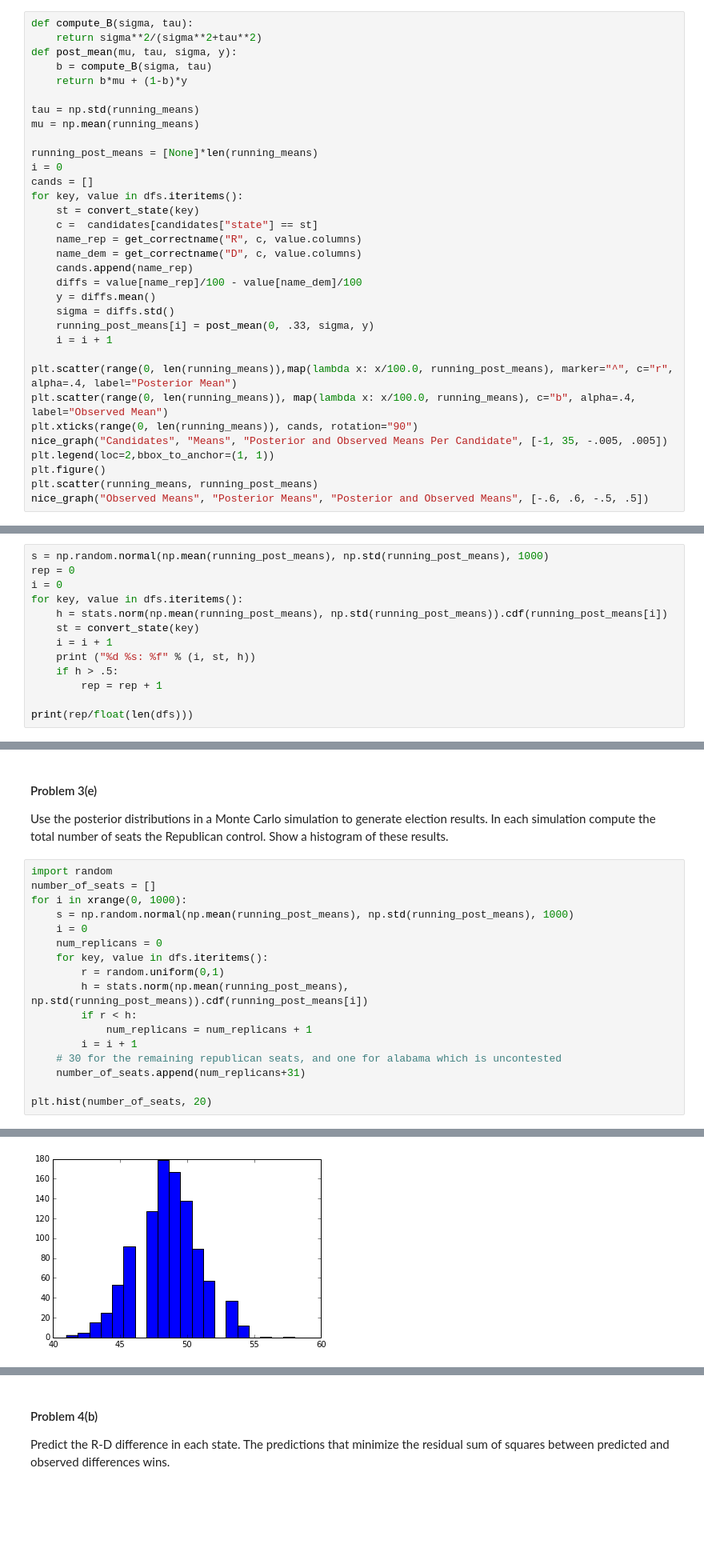
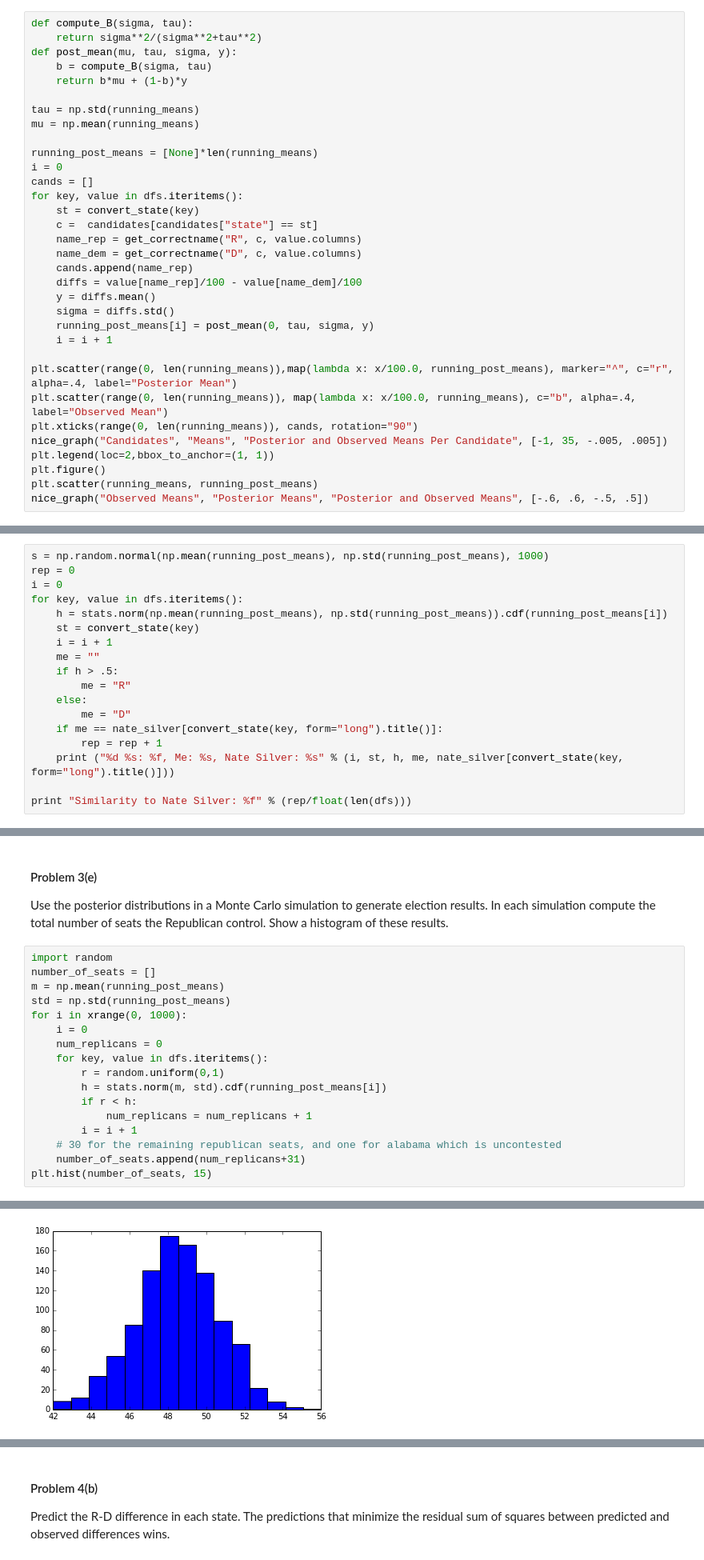
Before and after one commit to userfog/2014, a Jupyter notebook: homework/hw4/HW4.ipynb, the cells around one changed output, grey strips where cells are left out. Shown: that part at 80% size. Cells and saved outputs as stored; diff of their text form; blank space fills up the shorter version.

```diff
--- a/homework/hw4/HW4.ipynb
+++ b/homework/hw4/HW4.ipynb
@@ -551,7 +541,7 @@ for key, value in dfs.iteritems():
     diffs = value[name_rep]/100 - value[name_dem]/100
     y = diffs.mean()
     sigma = diffs.std()
-    running_post_means[i] = post_mean(0, .33, sigma, y)
+    running_post_means[i] = post_mean(0, tau, sigma, y)
     i = i + 1
 
 plt.scatter(range(0, len(running_means)),map(lambda x: x/100.0, running_post_means), marker="^", c="r", alpha=.4, label="Posterior Mean")
@@ -579,9 +570,14 @@ for key, value in dfs.iteritems():
     h = stats.norm(np.mean(running_post_means), np.std(running_post_means)).cdf(running_post_means[i])
     st = convert_state(key)
     i = i + 1
-    print ("%d %s: %f" % (i, st, h))
+    me = ""
     if h > .5:
+        me = "R"
+    else:
+        me = "D"
+    if me == nate_silver[convert_state(key, form="long").title()]:
         rep = rep + 1
+    print ("%d %s: %f, Me: %s, Nate Silver: %s" % (i, st, h, me, nate_silver[convert_state(key, form="long").title()]))
 
-print(rep/float(len(dfs)))
+print "Similarity to Nate Silver: %f" % (rep/float(len(dfs)))
 # %% [output]
@@ -611,18 +608,18 @@ Use the posterior distributions in a Monte Carlo simulation to generate election
 # %%
 import random
 number_of_seats = []
+m = np.mean(running_post_means)
+std = np.std(running_post_means)
 for i in xrange(0, 1000):
-    s = np.random.normal(np.mean(running_post_means), np.std(running_post_means), 1000)
     i = 0
     num_replicans = 0
     for key, value in dfs.iteritems():
         r = random.uniform(0,1)
-        h = stats.norm(np.mean(running_post_means), np.std(running_post_means)).cdf(running_post_means[i])
+        h = stats.norm(m, std).cdf(running_post_means[i])
         if r < h:
             num_replicans = num_replicans + 1
         i = i + 1
     # 30 for the remaining republican seats, and one for alabama which is uncontested
     number_of_seats.append(num_replicans+31)
-
-plt.hist(number_of_seats, 20)
+plt.hist(number_of_seats, 15)
 # %% [output]
@@ -636,4 +633,4 @@ plt.hist(number_of_seats, 20)
-[figure, old version]
+[figure, new version]
 # %% [markdown]
 ## Problem 4
 
```
Also changed, not shown: parts of 31 cells of this notebook.
